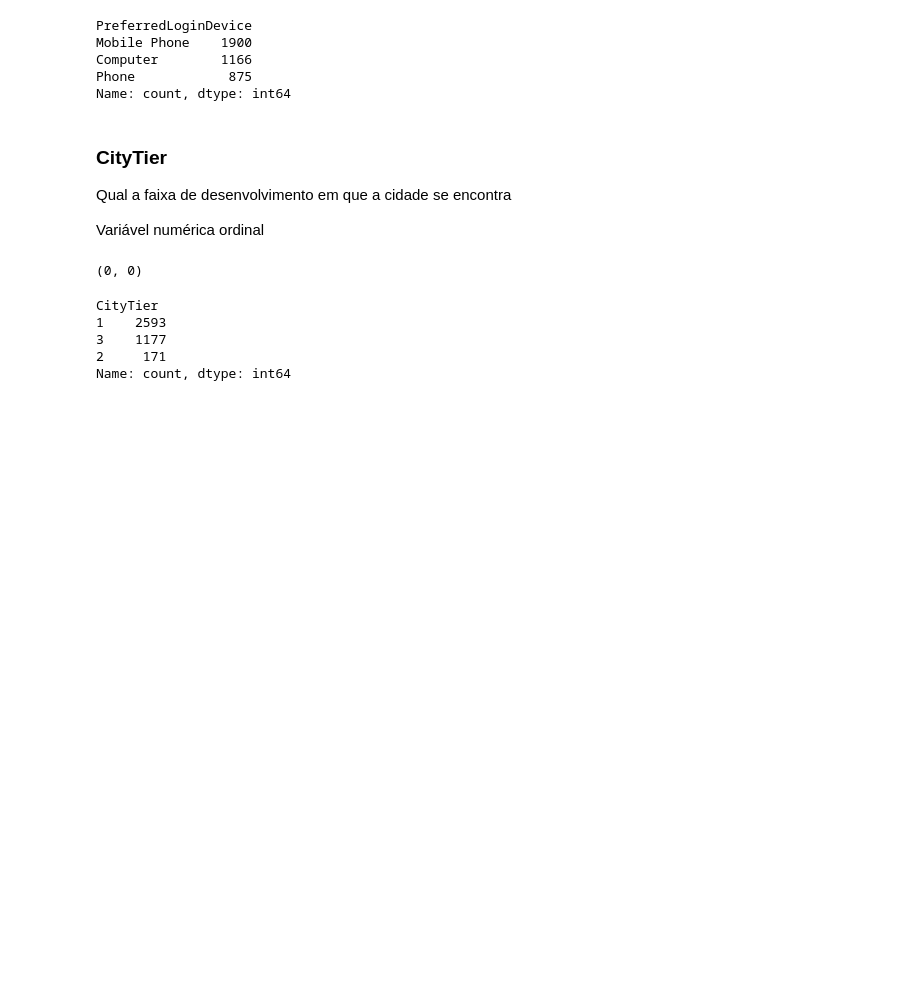
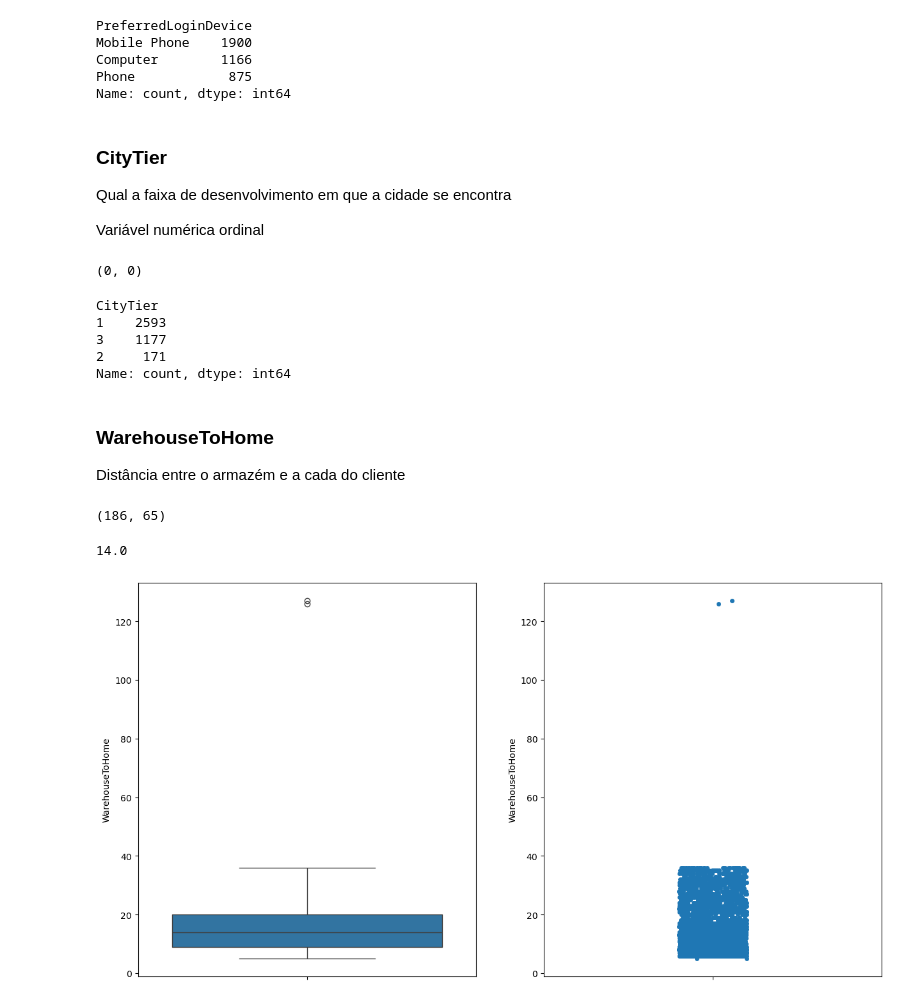
Before and after one commit to vtrnduda/ml-ecommerce-churn-prediction, a Jupyter notebook: notebooks/exploratory-analysis.ipynb, the cells around one changed output. Saved outputs shown, nothing was run; the diff lists cells and outputs as text; code cells hidden in the pictures; blank space fills up the shorter version.

```diff
--- a/notebooks/exploratory-analysis.ipynb
+++ b/notebooks/exploratory-analysis.ipynb
@@ -280,3 +280,28 @@ CityTier
 3    1177
 2     171
 Name: count, dtype: int64
+# %% [markdown]
+### WarehouseToHome
+Distância entre o armazém e a cada do cliente
+# %%
+x_train['WarehouseToHome'].isnull().sum(), x_test['WarehouseToHome'].isnull().sum()
+# %% [output]
+(186, 65)
+# %%
+## Substituição dos dados nulos pela mediana
+x_train['WarehouseToHome'].median()
+# %% [output]
+14.0
+# %%
+x_train['WarehouseToHome'] = x_train['WarehouseToHome'].fillna(x_train['WarehouseToHome'].median())
+x_test['WarehouseToHome'] = x_test['WarehouseToHome'].fillna(x_test['WarehouseToHome'].median())
+# %%
+## Análise dos outliers
+
+fig = plt.figure(figsize=(15,8))
+gs = GridSpec(1,2)
+sns.boxplot(x_train['WarehouseToHome'], ax=fig.add_subplot(gs[0,0]))
+sns.stripplot(x_train['WarehouseToHome'], ax=fig.add_subplot(gs[0,1]))
+plt.show()
+# %% [output]
+[figure, added]
```
Also changed, not shown: parts of 88 cells of this notebook.
